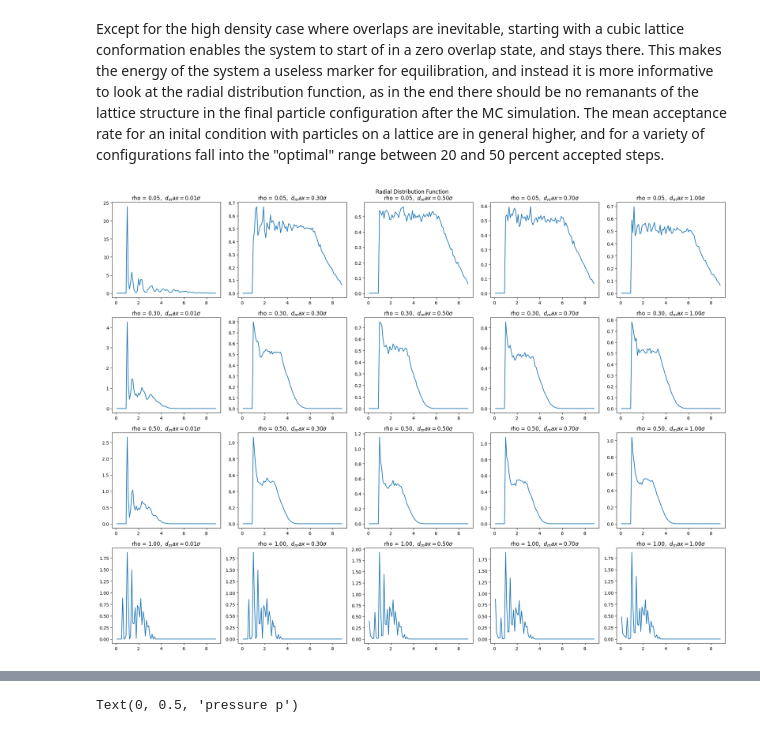
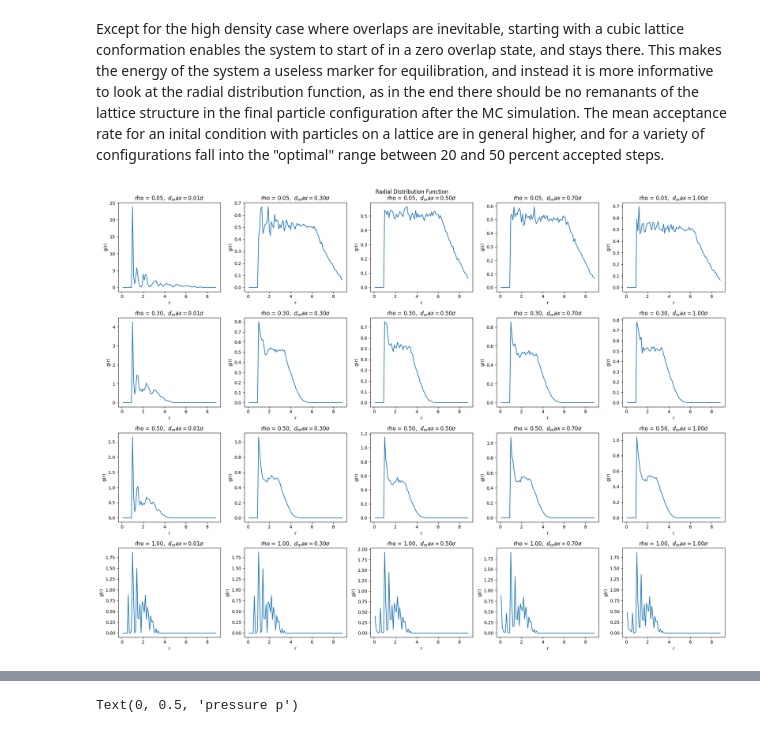
Before and after one commit to selina355/simulation-methods, a Jupyter notebook: Exercise8_offlatticeMC/Exercise8_Results.ipynb, the cells around one changed output, grey strips where cells are left out. Saved outputs shown, nothing was run; the diff lists cells and outputs as text; code cells hidden in the pictures.

```diff
--- a/Exercise8_offlatticeMC/Exercise8_Results.ipynb
+++ b/Exercise8_offlatticeMC/Exercise8_Results.ipynb
@@ -60,8 +59,6 @@ with open('acceptance_hard_spheres.dat') as csvfile:
 
         acceptances.append(np.asarray(row)[:-1:].astype('double'))
 # %%
-
-
 fig,ax=plt.subplots(4,5,figsize= (20,15), tight_layout="True")
 axs=ax.flatten()
 fig.suptitle("total energy over course of simulations")
@@ -69,7 +66,10 @@ for ind,j in enumerate (np.arange(0,200,10)):
     for i in range(0,10):
         #axs[ind].set_yscale("log")
         axs[ind].plot(energies[j+i])
+
 for j, rho in enumerate(rhos):
     for i ,d in enumerate(ds):
         ax[j,i].set_title("rho = %.2f,  $d_max = %.2f \sigma$" %( rho,d))
+        ax[j,i].set_xlabel("MC step")
+        ax[j,i].set_ylabel("Energy")
 # %% [output]
@@ -128,13 +129,15 @@ bins_array= np.arange(dr,9,dr)
 shell_volumes= 4/3*np.pi*(bins_array[:-1:]**3-(bins_array[:-1:]-dr)**3)
 
 k=0
-fig.suptitle("Radial Distribution Function")
+fig.suptitle("Radial Distribution Function for random initial positions")
 for j, rho in enumerate(rhos):
     for i ,d in enumerate(ds):
 
         hist, edges=np.histogram(distances[k:k+10],bins_array)
         ax[j,i].plot(bins_array[:-1],hist/(1000*rho*4*np.pi*bins_array[:-1]**2*dr))
         ax[j,i].set_title("rho = %.2f,  $d_max = %.2f \sigma$" %( rho,d))
+        ax[j,i].set_ylabel("g(r)")
+        ax[j,i].set_xlabel("r")
         k+=10
 
 
@@ -208,34 +213,36 @@ distances=[]
 with open('distances_hard_spheres_lattice.dat') as csvfile:
     contents= csv.reader(csvfile, delimiter=",")
     #next(contents)#skip header line
     for row in contents:
 
         distances.append(np.asarray(row)[:-1:].astype('double'))
 dr=0.1
 fig, ax= plt.subplots(4,5,figsize=(20,15),tight_layout="True")
 axs=ax.flatten()
 bins_array= np.arange(dr,9,dr)
 shell_volumes= 4/3*np.pi*(bins_array[:-1:]**3-(bins_array[:-1:]-dr)**3)
 
 
 k=0
 fig.suptitle("Radial Distribution Function")
 for j, rho in enumerate(rhos):
     for i ,d in enumerate(ds):
 
         hist, edges=np.histogram(distances[k:k+10],bins_array)
         ax[j,i].plot(bins_array[:-1],hist/(1000*rho*4*np.pi*bins_array[:-1]**2*dr))
         ax[j,i].set_title("rho = %.2f,  $d_max = %.2f \sigma$" %( rho,d))
+        ax[j,i].set_ylabel("g(r)")
+        ax[j,i].set_xlabel("r")
         k+=10
 
 
 
 #print(hist/shell_volumes/0.2)
 
 #hist(data_)
 plt.show()
 # %% [output]
-[figure, old version]
+[figure, new version]
 # %% [markdown]
 here one can clearly see that if the maximal step size is too small, the lattice configuration does not "melt" enough over the course of the simulation, there are clearly periodic structures still visible. although most likely, letting the simulation run long enough would result in those structures disapearing. Just like before,at the highest density that is too large to enable the particles to fit in the volume even for optimal close packing. Here the particles do seem to be able to leave the lattice, because changing where particles overlap does not matter as long as there is no new overlaps introduced.
 In gerneral, in these cases the initialisation from a cubic lattice seems more consistent for different maximal displacements.
```
Also changed, not shown: parts of 12 cells of this notebook, 12 other files.
